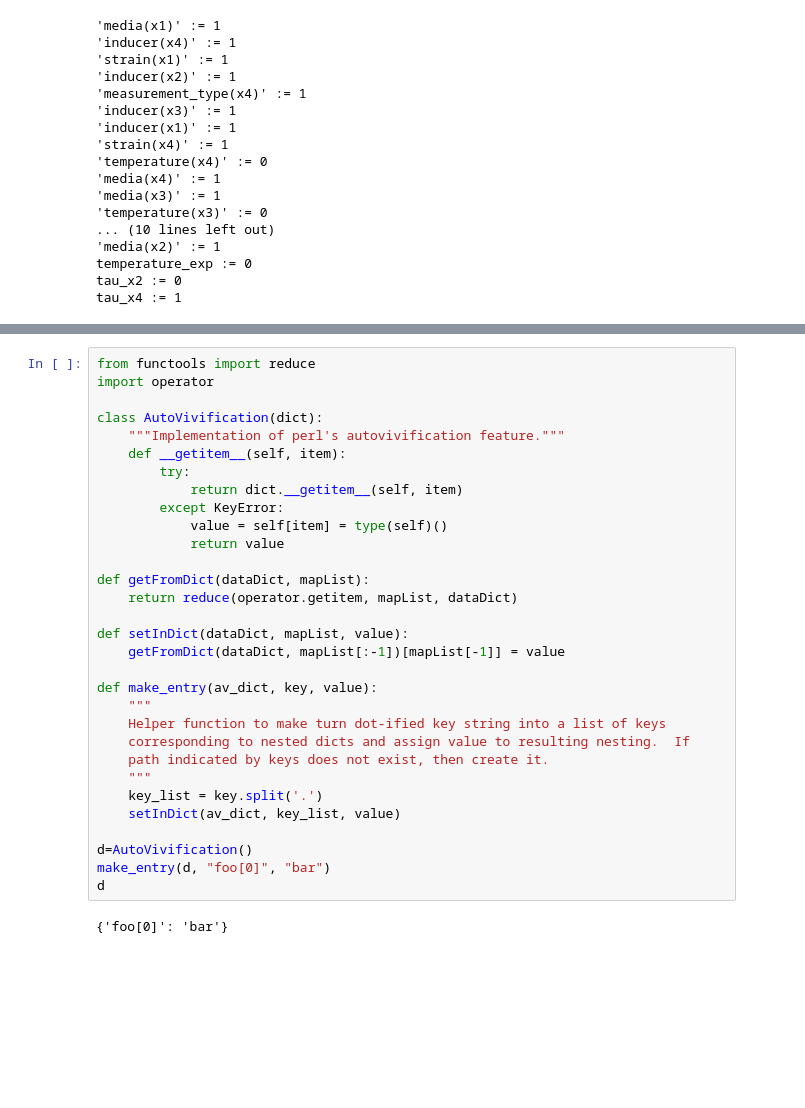
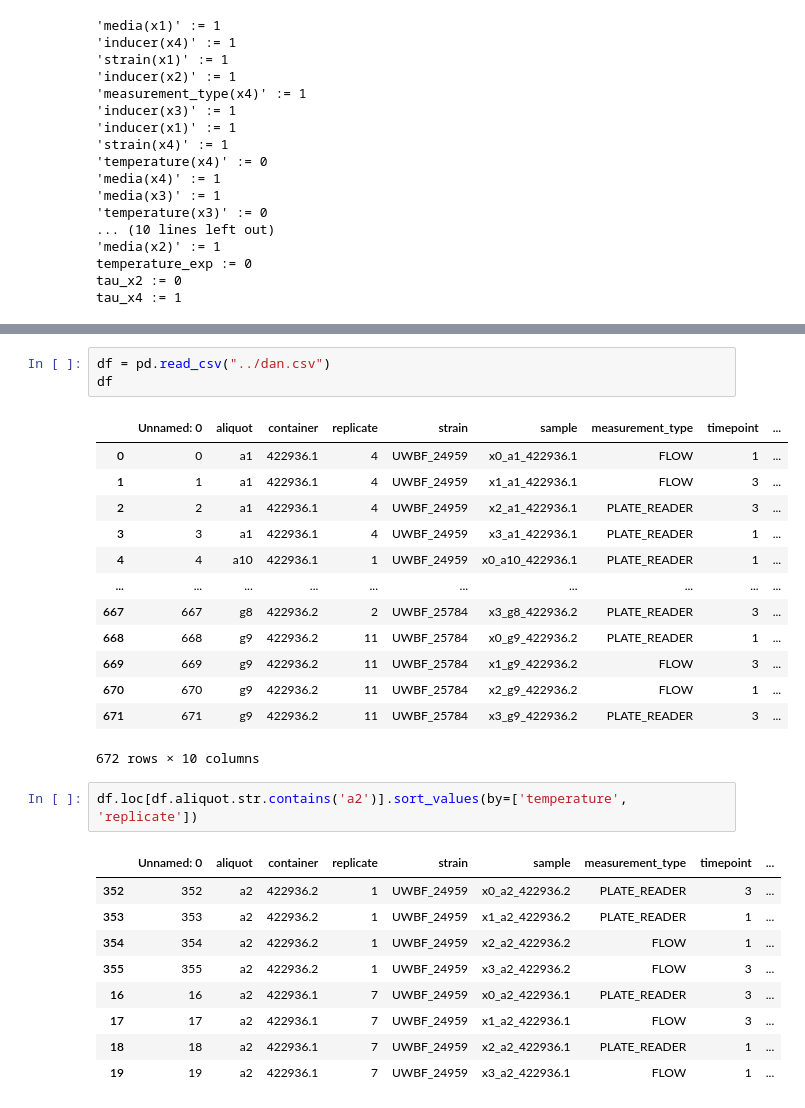
Before and after one commit to SD2E/pysd2cat, a Jupyter notebook: notebooks/scratch.ipynb, the cells around one changed output, grey strips where cells are left out. Drawn from its saved outputs; the diff is of its cells as text; blank space fills up the shorter version.

Commit message:
multi container

```diff
--- a/notebooks/scratch.ipynb
+++ b/notebooks/scratch.ipynb
@@ -362,33 +336,29 @@ expand_requirement(requirements[0])
-# %%
-from functools import reduce
-import operator
-
-class AutoVivification(dict):
-    """Implementation of perl's autovivification feature."""
-    def __getitem__(self, item):
-        try:
-            return dict.__getitem__(self, item)
-        except KeyError:
-            value = self[item] = type(self)()
-            return value
-
-def getFromDict(dataDict, mapList):
-    return reduce(operator.getitem, mapList, dataDict)
-
-def setInDict(dataDict, mapList, value):
-    getFromDict(dataDict, mapList[:-1])[mapList[-1]] = value
-
-def make_entry(av_dict, key, value):
-    """
-    Helper function to make turn dot-ified key string into a list of keys
-    corresponding to nested dicts and assign value to resulting nesting.  If
-    path indicated by keys does not exist, then create it.
-    """
-    key_list = key.split('.')
-    setInDict(av_dict, key_list, value)
-
-d=AutoVivification()
-make_entry(d, "foo[0]", "bar")
-d
-# %% [output]
-{'foo[0]': 'bar'}
+# %%
+df = pd.read_csv("../dan.csv")
+df
+# %% [output]
+|  | Unnamed: 0 | aliquot | container | replicate | strain | sample | measurement_type | timepoint | ... |
+| 0 | 0 | a1 | 422936.1 | 4 | UWBF_24959 | x0_a1_422936.1 | FLOW | 1 | ... |
+| 1 | 1 | a1 | 422936.1 | 4 | UWBF_24959 | x1_a1_422936.1 | FLOW | 3 | ... |
+| 2 | 2 | a1 | 422936.1 | 4 | UWBF_24959 | x2_a1_422936.1 | PLATE_READER | 3 | ... |
+| 3 | 3 | a1 | 422936.1 | 4 | UWBF_24959 | x3_a1_422936.1 | PLATE_READER | 1 | ... |
+| 4 | 4 | a10 | 422936.1 | 1 | UWBF_24959 | x0_a10_422936.1 | PLATE_READER | 1 | ... |
+| ... | ... | ... | ... | ... | ... | ... | ... | ... | ... |
+| 667 | 667 | g8 | 422936.2 | 2 | UWBF_25784 | x3_g8_422936.2 | PLATE_READER | 3 | ... |
+| 668 | 668 | g9 | 422936.2 | 11 | UWBF_25784 | x0_g9_422936.2 | PLATE_READER | 1 | ... |
+| 669 | 669 | g9 | 422936.2 | 11 | UWBF_25784 | x1_g9_422936.2 | FLOW | 3 | ... |
+| 670 | 670 | g9 | 422936.2 | 11 | UWBF_25784 | x2_g9_422936.2 | FLOW | 1 | ... |
+| 671 | 671 | g9 | 422936.2 | 11 | UWBF_25784 | x3_g9_422936.2 | PLATE_READER | 3 | ... |
+672 rows × 10 columns
+# %%
+df.loc[df.aliquot.str.contains('a2')].sort_values(by=['temperature', 'replicate'])
+# %% [output]
+|  | Unnamed: 0 | aliquot | container | replicate | strain | sample | measurement_type | timepoint | ... |
+| 352 | 352 | a2 | 422936.2 | 1 | UWBF_24959 | x0_a2_422936.2 | PLATE_READER | 3 | ... |
+| 353 | 353 | a2 | 422936.2 | 1 | UWBF_24959 | x1_a2_422936.2 | PLATE_READER | 1 | ... |
+| 354 | 354 | a2 | 422936.2 | 1 | UWBF_24959 | x2_a2_422936.2 | FLOW | 1 | ... |
+| 355 | 355 | a2 | 422936.2 | 1 | UWBF_24959 | x3_a2_422936.2 | FLOW | 3 | ... |
+| 16 | 16 | a2 | 422936.1 | 7 | UWBF_24959 | x0_a2_422936.1 | PLATE_READER | 3 | ... |
+| 17 | 17 | a2 | 422936.1 | 7 | UWBF_24959 | x1_a2_422936.1 | FLOW | 3 | ... |
+| 18 | 18 | a2 | 422936.1 | 7 | UWBF_24959 | x2_a2_422936.1 | PLATE_READER | 1 | ... |
+| 19 | 19 | a2 | 422936.1 | 7 | UWBF_24959 | x3_a2_422936.1 | FLOW | 1 | ... |
```
Also changed, not shown: parts of 1 cell of this notebook, 2 other files.
